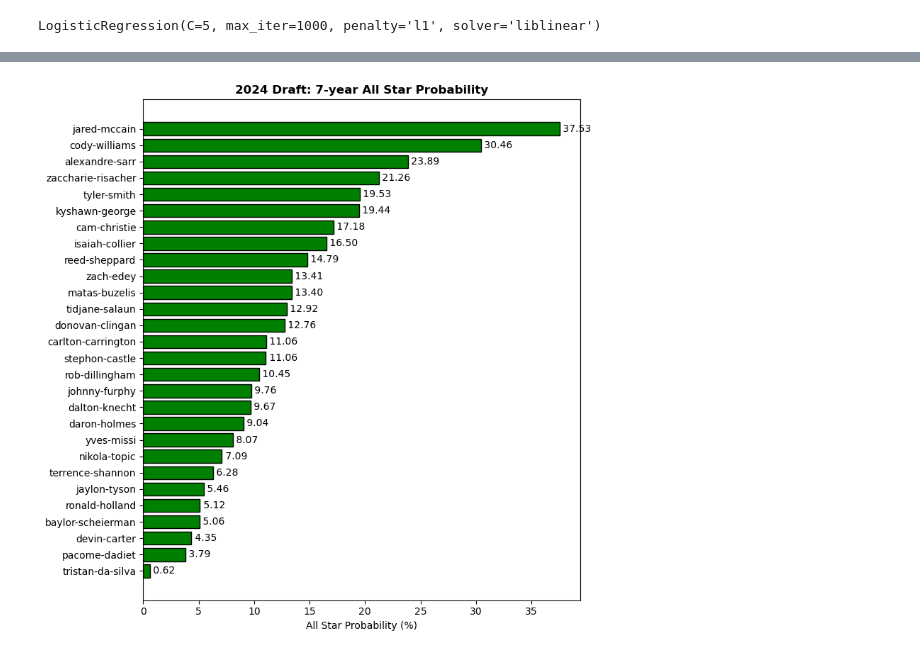
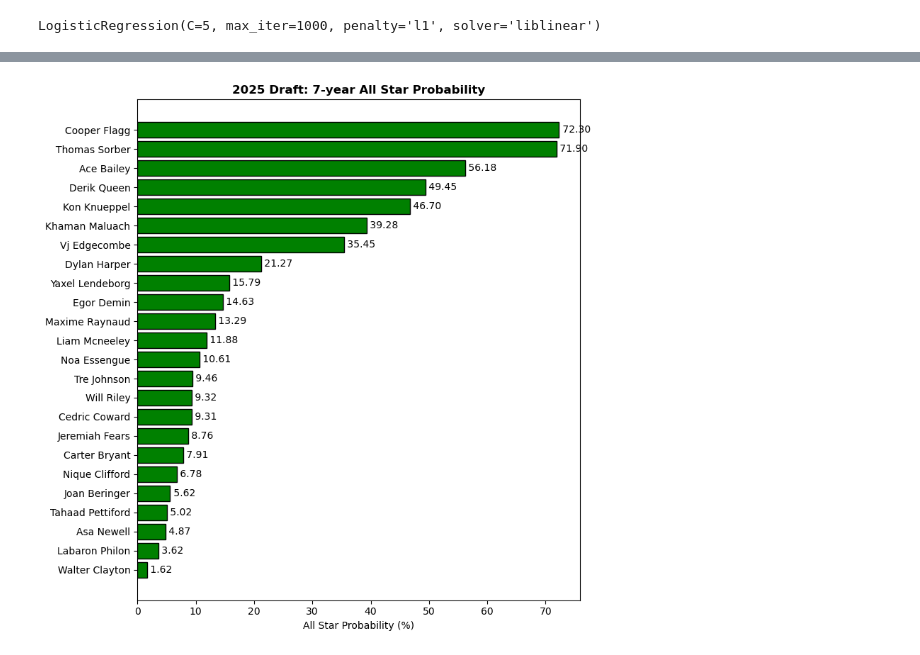
Before and after one commit to lambertaa/nba-analysis, a Jupyter notebook: nba_draft_nlp_ml/nlp_model.ipynb, the cells around one changed output, grey strips where cells are left out. Saved outputs shown, nothing was run; the diff lists cells and outputs as text; code cells hidden in the pictures.

```diff
--- a/nba_draft_nlp_ml/nlp_model.ipynb
+++ b/nba_draft_nlp_ml/nlp_model.ipynb
@@ -30,9 +29,9 @@ df.head()
 # %% [markdown]
 Add in the all star information
 # %%
-allstar_f = '../data/nba_allstar_all_20240625.csv'
+allstar_f = f'../data/nba_allstar_all_{date_string}.csv'
 allstar_df = pd.read_csv(allstar_f)
-allstar_df = allstar_df.loc[allstar_df.year >= 2001]
+allstar_df = allstar_df.loc[allstar_df.Year >= 2001]
 # %%
 import numpy as np
 all_star_indicator = []
@@ -41,7 +40,7 @@ for index, row in df.iterrows():
     if row['player'] in allstar_df['Player'].values:
         all_star_indicator.append(1)
         player_allstar = allstar_df.loc[allstar_df['Player'] == row['player']]
-        year_min = player_allstar.year.min()
+        year_min = player_allstar.Year.min()
         allstar_player_year = year_min - row['season']
         all_star_first_year.append(allstar_player_year)
     else:
@@ -123,6 +156,7 @@ Create dataframe containing the merged df and the 2023 mock draftees called all_
 # combine input data and 2023 data temporarily to run all through vectorizer
 all_df = pd.concat([df, draftnet_df.loc[draftnet_df.player.isin(player_2023_list)]])
 all_df['text'] = all_df['strengths'] + ' ' + all_df['weaknesses']
+all_df.dropna(subset=['text'], inplace=True)
 all_df['text'] = all_df['text'].apply(preprocess_text)
 all_df = all_df.reset_index(drop=True)
 
@@ -294,7 +328,7 @@ model.fit(X_rest, y)
 # %% [output]
 LogisticRegression(C=5, max_iter=1000, penalty='l1', solver='liblinear')
 # %%
-mask = all_df['draft_year'] == 2024
+mask = all_df['draft_year'] == 2025
 # mask = all_df['draft_year'] == '2023'
 # mask = all_df.player.isin(player_2023_list)
 X_2023 = X[mask]
@@ -321,33 +353,34 @@ D:\Andy\python\nba-analysis\data\player_season_stats
 # %%
 import matplotlib.pyplot as plt
 import pandas as pd
 
 # Sort the dataframe by allstar_prob in descending order
 df = df_2023.sort_values('allstar_prob', ascending=False)
+df['player'] = df['player'].str.replace('-', ' ').str.title()  # Format player names
 
 # Create a horizontal bar chart
 fig, ax = plt.subplots(figsize=(8, 8))
 ax.barh(df['player'], df['allstar_prob'], color='green', edgecolor='k')
 
 # Set labels and title
 ax.set_xlabel('All Star Probability (%)')
 # ax.set_ylabel('Player')
-ax.set_title('2024 Draft: 7-year All Star Probability', weight='bold')
+ax.set_title('2025 Draft: 7-year All Star Probability', weight='bold')
 
 # Invert the y-axis to show the highest probability at the top
 ax.invert_yaxis()
 
 # Add data values to the bars
 for i, prob in enumerate(df['allstar_prob']):
     ax.text(prob + 0.01, i, f' {prob:.2f}', ha='left', va='center')
 
 # Adjust layout and spacing
 plt.tight_layout()
 
 # Save the chart as an image
-plt.savefig('../outputs/2024_allstar_prob.png', dpi=300, bbox_inches='tight')
+plt.savefig('../outputs/2025_allstar_prob.png', dpi=300, bbox_inches='tight')
 
 # Display the chart
 plt.show()
 # %% [output]
-[figure, old version]
+[figure, new version]
```
Also changed, not shown: parts of 10 cells of this notebook, 3 other files.
